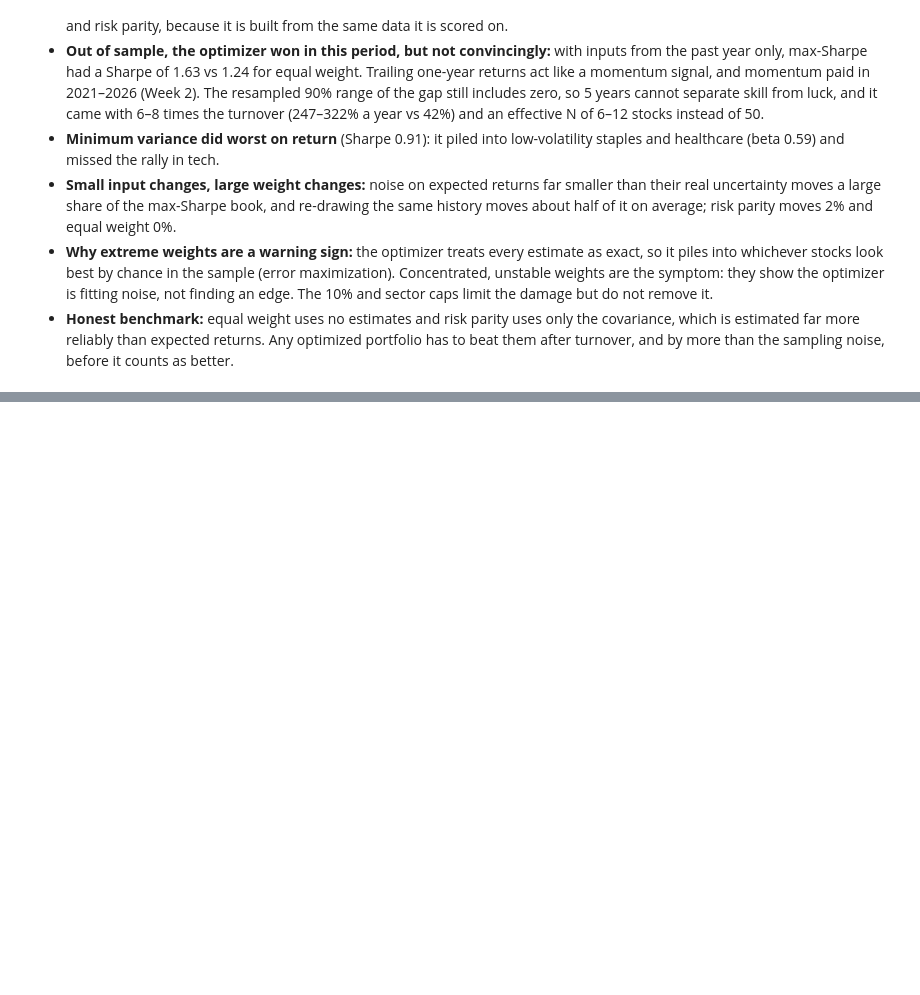
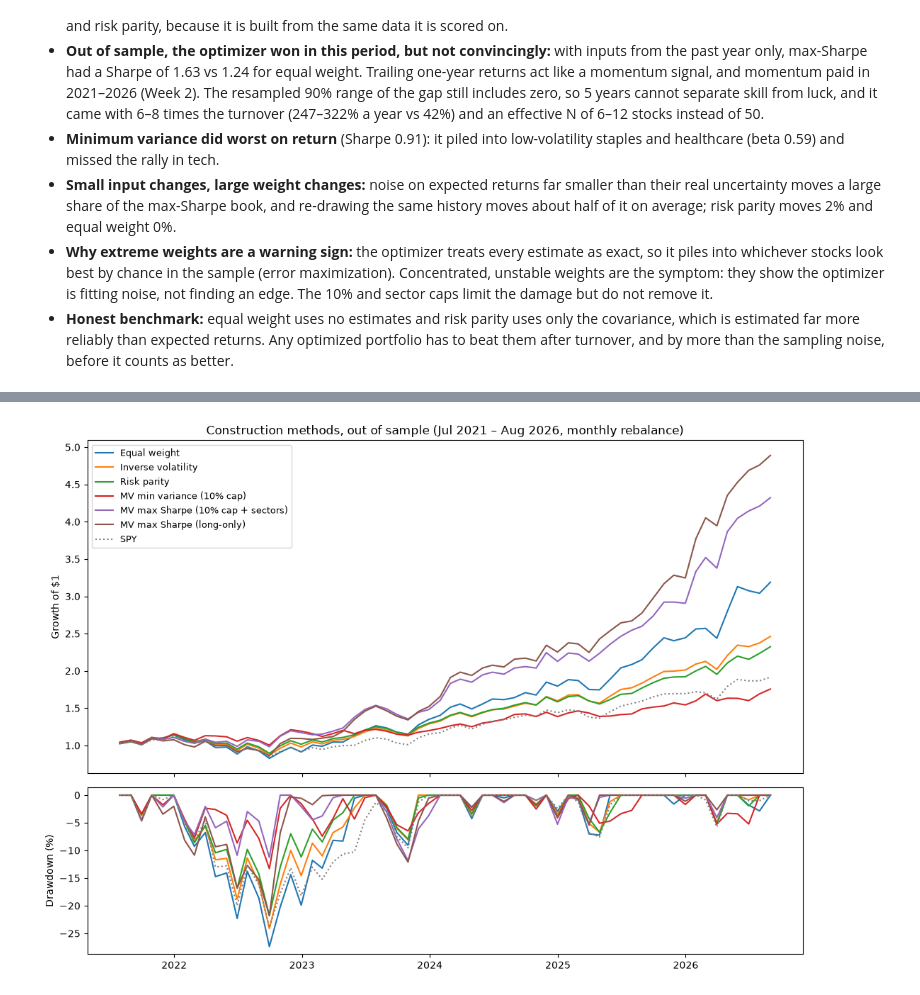
Before and after one commit to jialucharlottewu/LendoCapital, a Jupyter notebook: notebooks/week3/risk_portfolio_construction.ipynb, the cells around one changed output, grey strips where cells are left out. Saved outputs shown, nothing was run; the diff lists cells and outputs as text; code cells hidden in the pictures; blank space fills up the shorter version.

Commit message:
Week 3 Task 5: chart pack and memo

```diff
--- a/notebooks/week3/risk_portfolio_construction.ipynb
+++ b/notebooks/week3/risk_portfolio_construction.ipynb
@@ -965,0 +1031,18 @@ print(f"4. Sensitivity: noise of just 1 / 2.5 / 5 points on expected returns mov
+# %%
+COLORS = {n: f"C{i}" for i, (n, *_) in enumerate(METHODS)}
+
+growth = (1 + all_ret.join(spy_m)).cumprod()
+fig, axes = plt.subplots(2, 1, figsize=(11, 8), sharex=True, gridspec_kw={"height_ratios": [2, 1]})
+for c in growth.columns:
+    style = {"color": "gray", "ls": ":"} if c == "SPY" else {"color": COLORS[c]}
+    axes[0].plot(growth.index, growth[c], label=c, **style)
+    axes[1].plot(growth.index, (growth[c] / growth[c].cummax() - 1) * 100, **style)
+axes[0].set_ylabel("Growth of $1")
+axes[0].set_title("Construction methods, out of sample (Jul 2021 – Aug 2026, monthly rebalance)")
+axes[0].legend(fontsize=9)
+axes[1].set_ylabel("Drawdown (%)")
+plt.tight_layout()
+plt.savefig(f"{REPORTS}/chartpack_1_growth_drawdown.png", dpi=150)
+plt.show()
+# %% [output]
+[figure, added]
```
Also changed, not shown: parts of 11 cells of this notebook, 6 other files.
